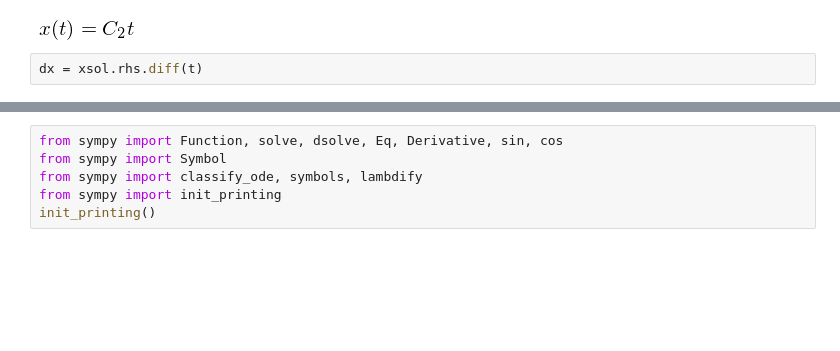
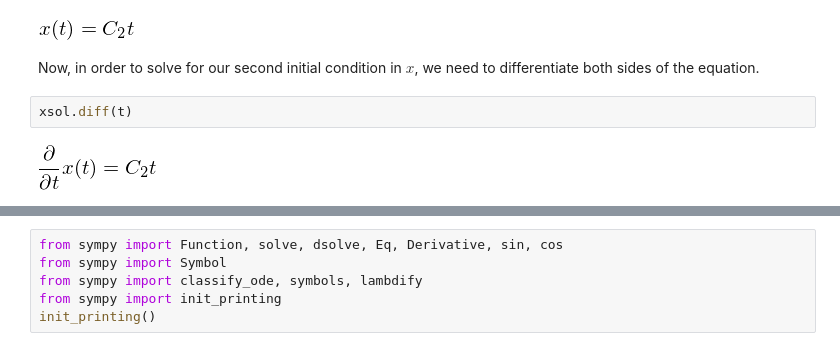
Before and after one commit to barbagroup/JITcode-MechE, a Jupyter notebook: module01_Analytical_Mechanics_II/01_Symbolic_ODEs.ipynb, the cells around one changed output, grey strips where cells are left out. Drawn from its saved outputs; the diff is of its cells as text; blank space fills up the shorter version.

Commit message:
almost done.  needs explanation of lambdify.  and ICs are clunky, but that seems unfixable in the short term

```diff
--- a/module01_Analytical_Mechanics_II/01_Symbolic_ODEs.ipynb
+++ b/module01_Analytical_Mechanics_II/01_Symbolic_ODEs.ipynb
@@ -244,5 +244,9 @@ xsol = xsol.subs(C1,0)
 xsol
 # %% [output]
 [figure]
+# %% [markdown]
+Now, in order to solve for our second initial condition in $x$, we need to differentiate both sides of the equation.
 # %%
-dx = xsol.rhs.diff(t)
+xsol.diff(t)
+# %% [output]
+[figure, added]
```
Also changed, not shown: parts of 31 cells of this notebook.
